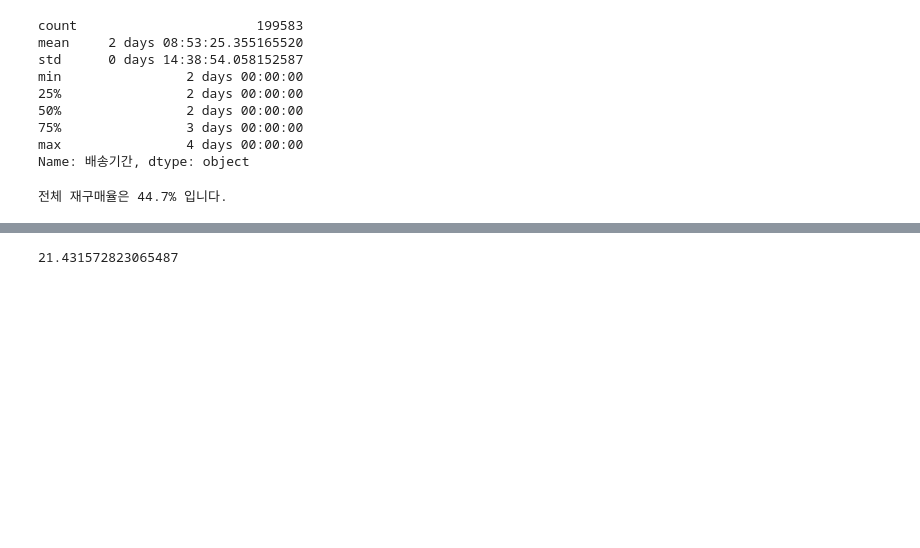
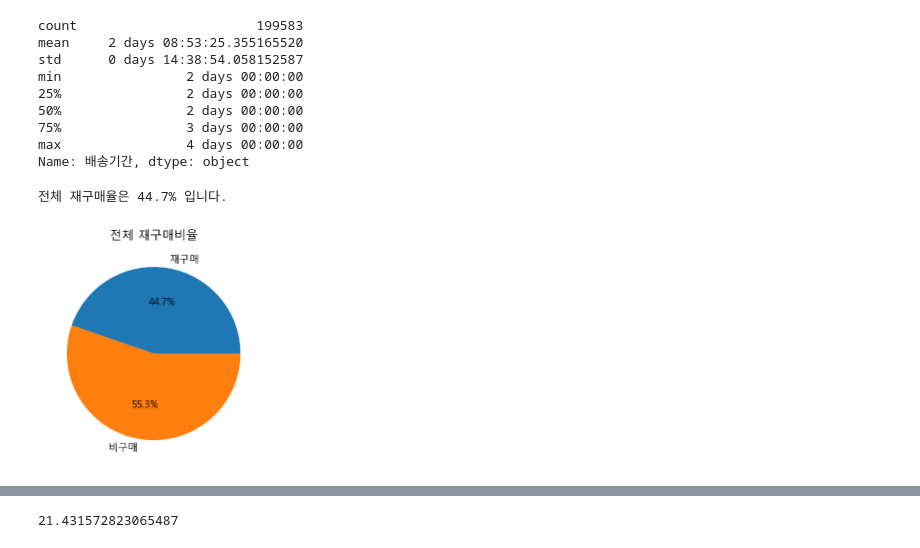
Before and after one commit to ManuSong/DataProject-5, a Jupyter notebook: 유아용품CRM.ipynb, the cells around one changed output, grey strips where cells are left out. Saved outputs shown, nothing was run; the diff lists cells and outputs as text; code cells hidden in the pictures; blank space fills up the shorter version.

```diff
--- a/유아용품CRM.ipynb
+++ b/유아용품CRM.ipynb
@@ -437,6 +438,17 @@ total_re_percent
 print(f'전체 재구매율은 {round(total_re_percent, 2)}% 입니다.')
 # %% [output]
 전체 재구매율은 44.7% 입니다.
+# %%
+x = ['재구매', '비구매']
+y = [round(total_re_percent, 2), 100 - round(total_re_percent, 2)]
+
+
+
+plt.title("전체 재구매비율")
+plt.pie(y, labels=x, autopct='%1.1f%%')
+plt.show()
+# %% [output]
+[figure, added]
 # %%
 return_customer
 # %% [output]
```
Also changed, not shown: parts of 140 cells of this notebook, 2 other files.
